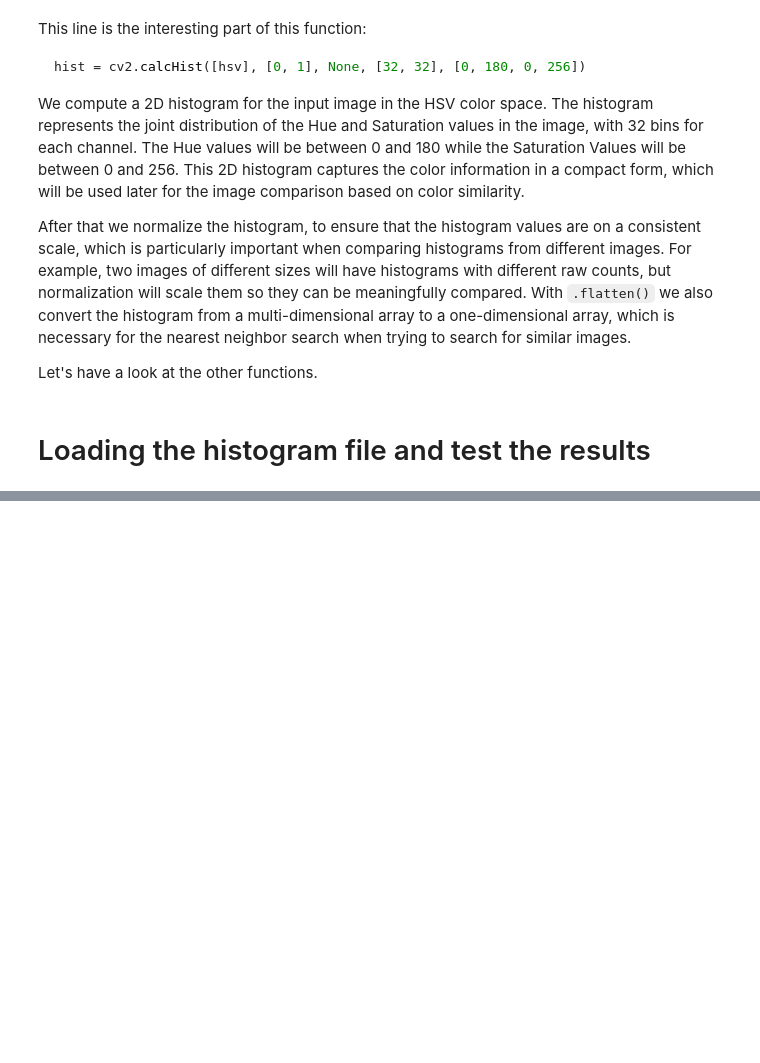
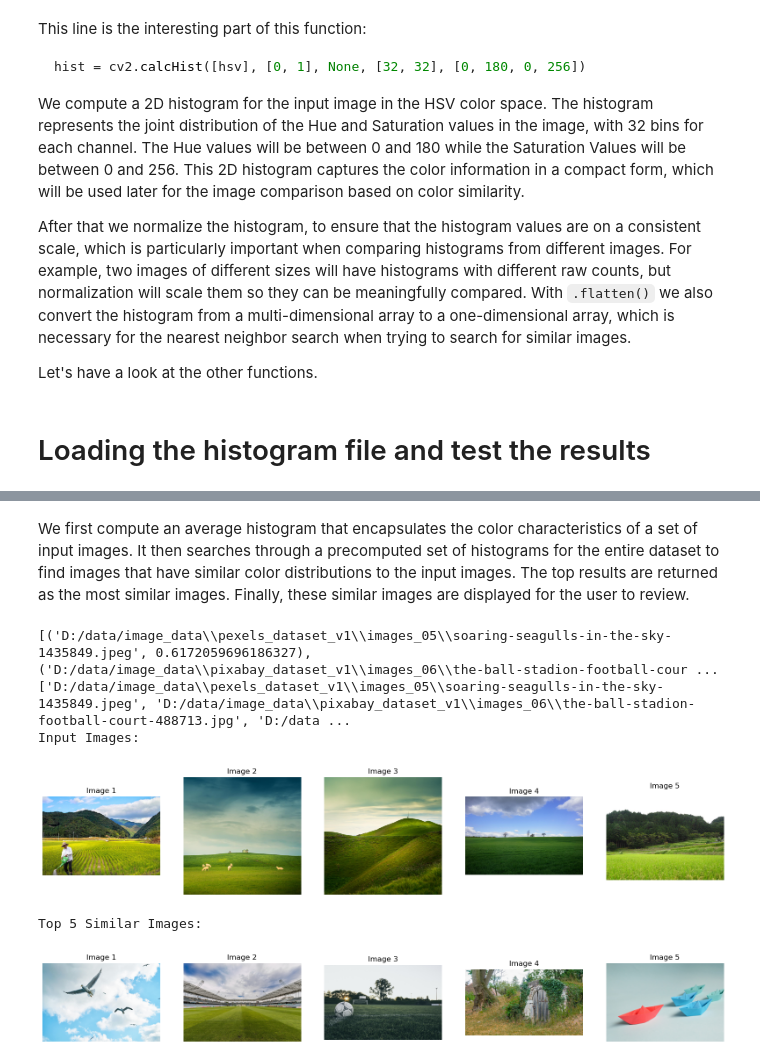
Before and after one commit to lucasthierry17/FindPicture, a Jupyter notebook: histograms_commented.ipynb, the cells around one changed output, grey strips where cells are left out. Saved outputs shown, nothing was run; the diff lists cells and outputs as text; code cells hidden in the pictures; blank space fills up the shorter version.

```diff
--- a/histograms_commented.ipynb
+++ b/histograms_commented.ipynb
@@ -392,0 +401,2 @@ display_images(input_image_path, similar_images)
+# %% [markdown]
+We first compute an average histogram that encapsulates the color characteristics of a set of input images. It then searches through a precomputed set of histograms for the entire dataset to find images that have similar color distributions to the input images. The top results are returned as the most similar images. Finally, these similar images are displayed for the user to review.
@@ -392,0 +453,32 @@ display_images(input_image_path, similar_images)
+# %%
+input_image_paths = [
+    "D:/data/image_data/Landscapes/00000004_(7).jpg",
+    "D:/data/image_data/Landscapes/00000026.jpg",
+    "D:/data/image_data/Landscapes/00000001.jpg",
+    "D:/data/image_data/Landscapes/00000052.jpg",
+    "D:/data/image_data/Landscapes/00000062_(6).jpg"
+]
+
+
+# Extract the first element of each tuple to get the actual file paths
+
+
+similar_images = find_most_similar_to_average(input_image_paths, histograms, database_image_paths, top_n=5)
+
+top_5_paths_from_5_images = [img_path for img_path, _ in similar_images]
+
+print(similar_images)
+print(top_5_paths_from_5_images)
+
+print("Input Images:")
+functions.display_images_from_paths(input_image_paths)
+
+print("Top 5 Similar Images:")
+functions.display_images_from_paths(top_5_paths_from_5_images)
+# %% [output]
+[('D:/data/image_data\\pexels_dataset_v1\\images_05\\soaring-seagulls-in-the-sky-1435849.jpeg', 0.6172059696186327), ('D:/data/image_data\\pixabay_dataset_v1\\images_06\\the-ball-stadion-football-cour ...
+['D:/data/image_data\\pexels_dataset_v1\\images_05\\soaring-seagulls-in-the-sky-1435849.jpeg', 'D:/data/image_data\\pixabay_dataset_v1\\images_06\\the-ball-stadion-football-court-488713.jpg', 'D:/data ...
+Input Images:
+[figure, added]
+Top 5 Similar Images:
+[figure, added]
```
Also changed, not shown: parts of 19 cells of this notebook.
